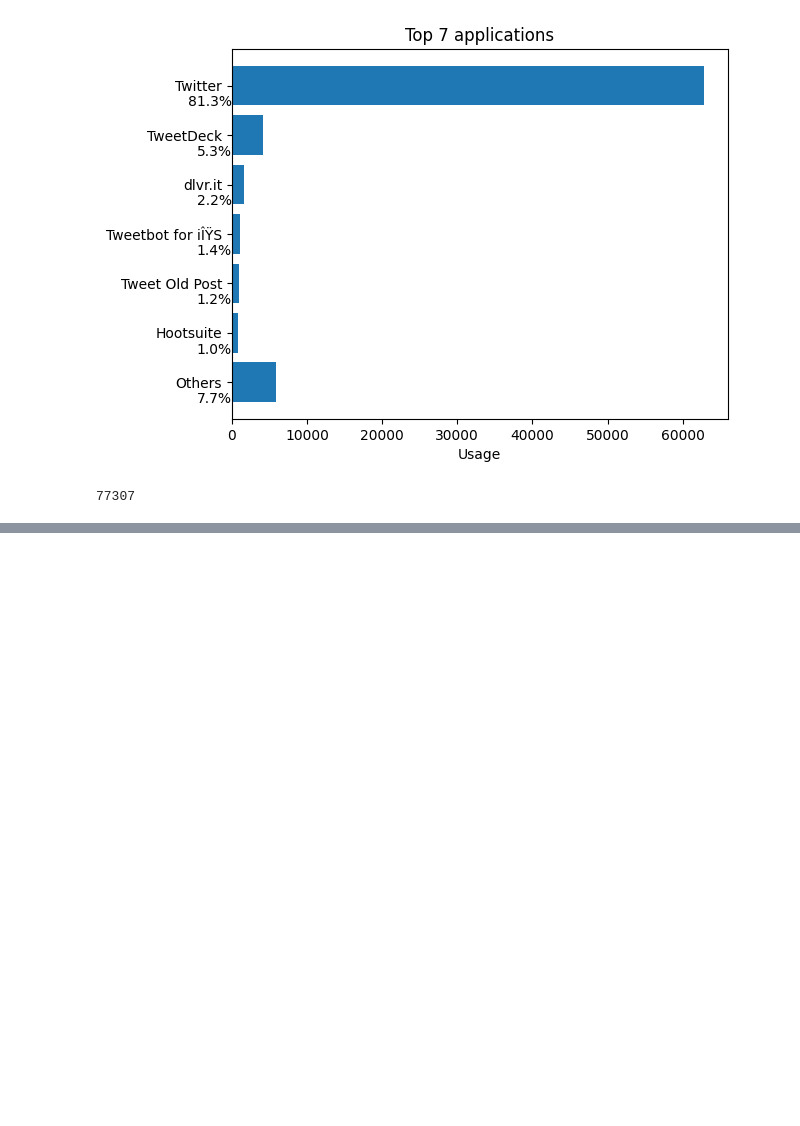
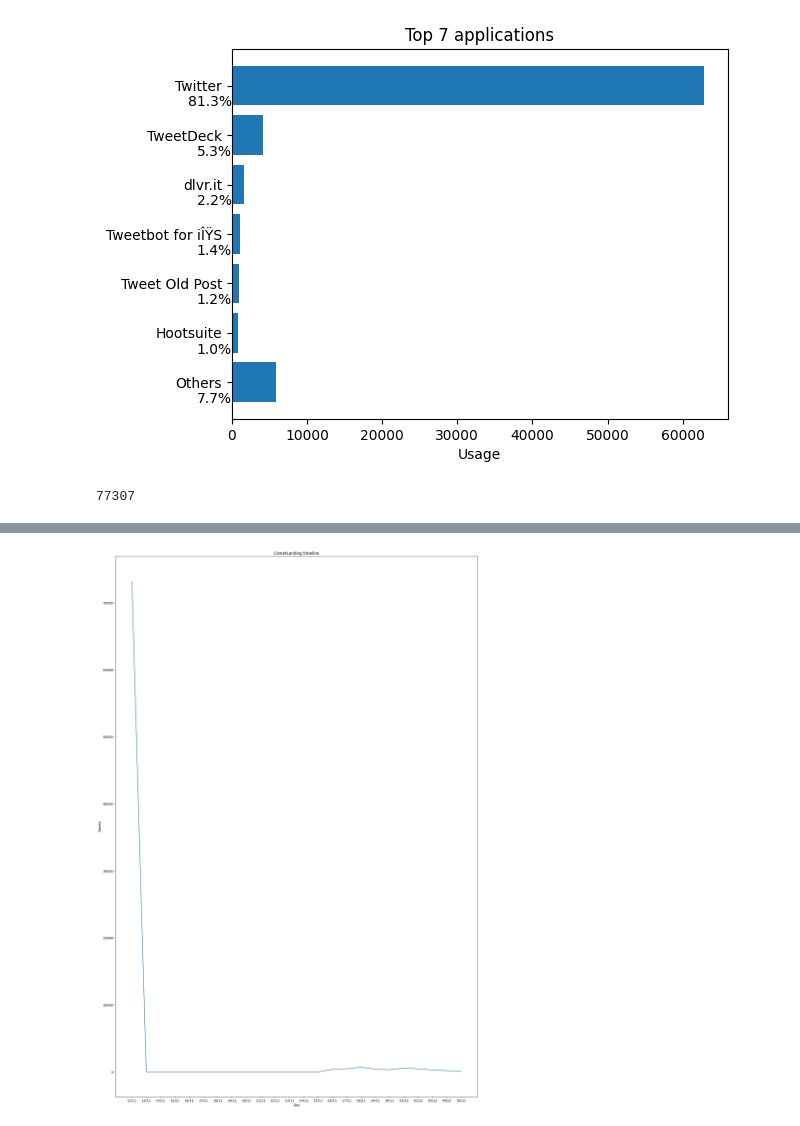
Before and after one commit to evannicholas/CS2006P, a Jupyter notebook: notebooks/CometLanding.ipynb, the cells around one changed output, grey strips where cells are left out. Cells and saved outputs as stored; diff of their text form; code cells hidden in the pictures; blank space fills up the shorter version.

Commit message:
NetworkX and day graph

```diff
--- a/notebooks/CometLanding.ipynb
+++ b/notebooks/CometLanding.ipynb
@@ -760,0 +862,9 @@ df["applications"].size
+# %%
+date_raw2 = df
+# %%
+day = date_raw2.set_index('created_at').groupby(pd.Grouper(freq='D'))
+# %%
+day_labels = [str(ts.strftime("%d/%m"))
+               for ts in day.count()["id_str"].index.tolist()]
+# %%
+day_data = day.count()["id_str"].tolist()
@@ -760,0 +912,13 @@ df["applications"].size
+# %%
+y = day_data
+x = day_labels
+
+plt.title("CometLanding timeline")
+plt.xlabel("Day")
+plt.ylabel("Tweets")
+
+plt.plot(x, y)
+plt.rcParams["figure.figsize"] = (20,30)
+plt.show()
+# %% [output]
+[figure, added]
```
Also changed, not shown: parts of 13 cells of this notebook, 7 other files.
